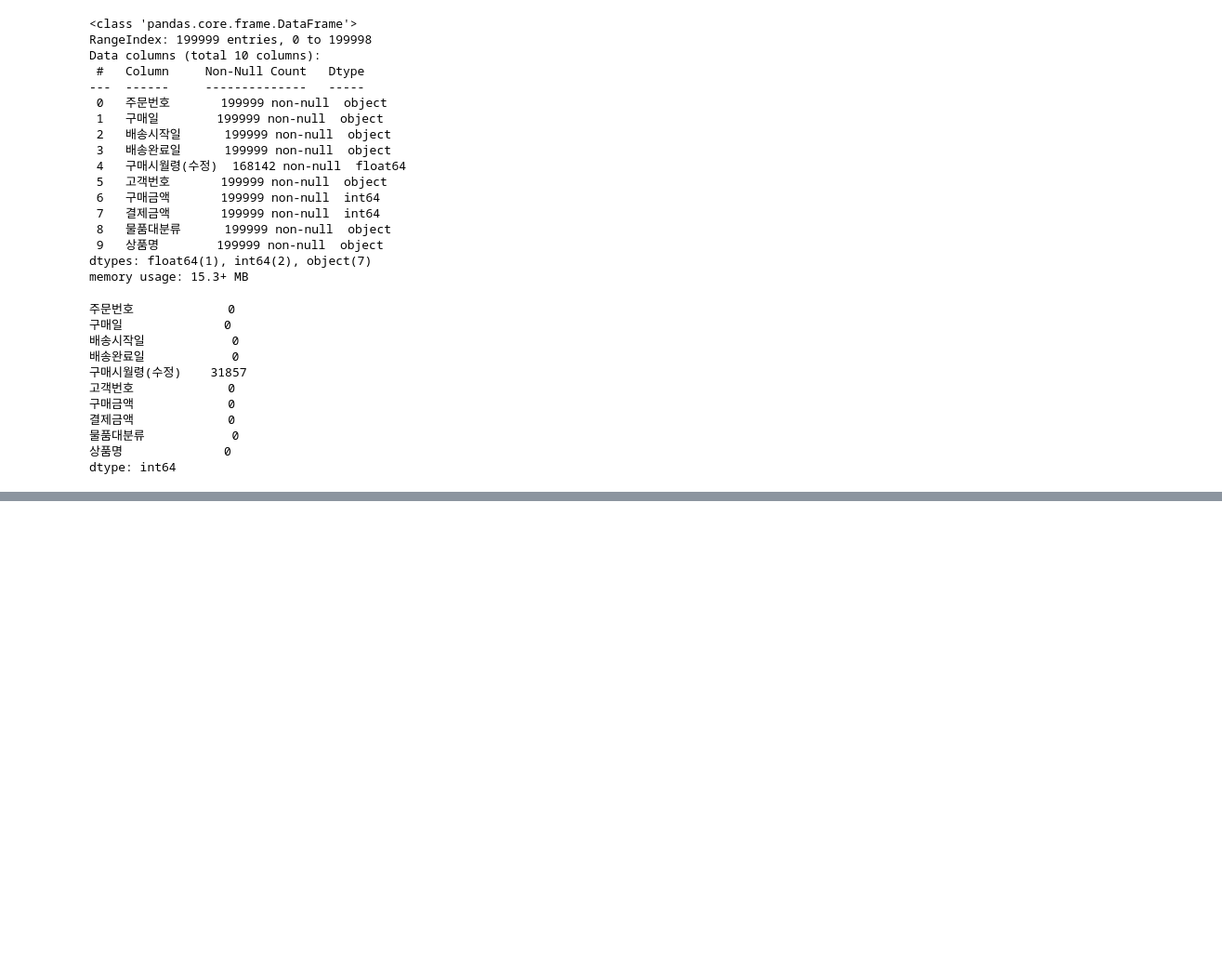
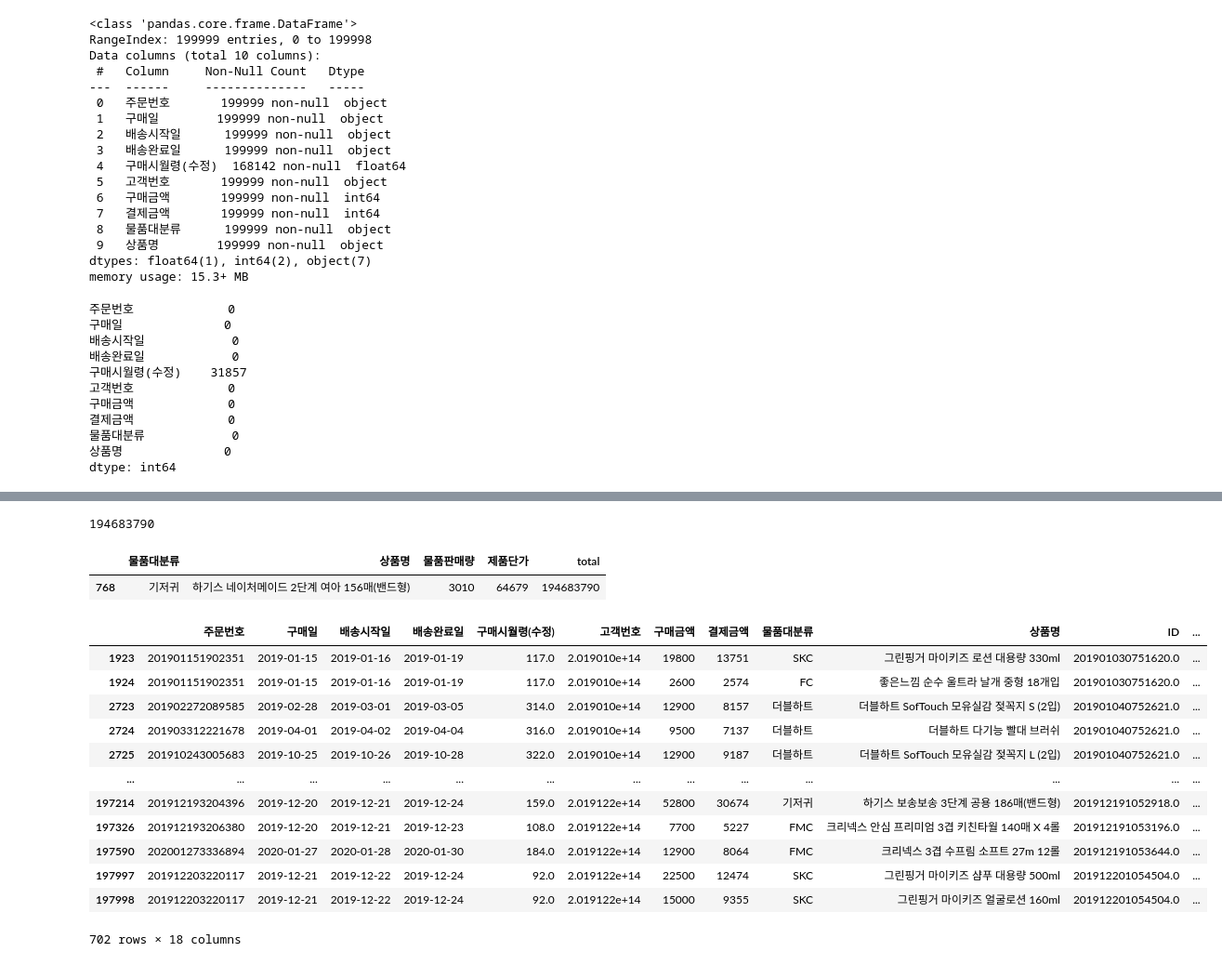
Before and after one commit to ManuSong/DataProject-5, a Jupyter notebook: 유아용품CRM.ipynb, the cells around one changed output, grey strips where cells are left out. Shown at 93% size. Drawn from its saved outputs; the diff is of its cells as text; code cells hidden in the pictures; blank space fills up the shorter version.

```diff
--- a/유아용품CRM.ipynb
+++ b/유아용품CRM.ipynb
@@ -80,0 +263,7 @@ dtype: int64
+# %%
+sales_data['고객번호'] = sales_data['고객번호'].astype('float')
+# %%
+df = pd.merge(sales_data, member_data, right_on='ID', left_on = '고객번호')
+merge_outer = pd.merge(sales_data, member_data, right_on='ID', left_on = '고객번호', how = 'left')
+# %%
+merge_outer['ID'] = merge_outer['ID'].astype('str')
@@ -80,0 +272,28 @@ dtype: int64
+# %%
+product_data['total'].max()
+# %% [output]
+194683790
+# %%
+product_data[product_data['total'] == 194683790]
+# %% [output]
+|  | 물품대분류 | 상품명 | 물품판매량 | 제품단가 | total |
+| 768 | 기저귀 | 하기스 네이처메이드 2단계 여아 156매(밴드형) | 3010 | 64679 | 194683790 |
+# %%
+no_outer = merge_outer[merge_outer['자녀여부'] == 'No']
+yes_outer = merge_outer[merge_outer['자녀여부'] == 'Yes']
+# %%
+no_outer[no_outer['구매시월령(수정)'] >= 90]
+# %% [output]
+|  | 주문번호 | 구매일 | 배송시작일 | 배송완료일 | 구매시월령(수정) | 고객번호 | 구매금액 | 결제금액 | 물품대분류 | 상품명 | ID | ... |
+| 1923 | 201901151902351 | 2019-01-15 | 2019-01-16 | 2019-01-19 | 117.0 | 2.019010e+14 | 19800 | 13751 | SKC | 그린핑거 마이키즈 로션 대용량 330ml | 201901030751620.0 | ... |
+| 1924 | 201901151902351 | 2019-01-15 | 2019-01-16 | 2019-01-19 | 117.0 | 2.019010e+14 | 2600 | 2574 | FC | 좋은느낌 순수 울트라 날개 중형 18개입 | 201901030751620.0 | ... |
+| 2723 | 201902272089585 | 2019-02-28 | 2019-03-01 | 2019-03-05 | 314.0 | 2.019010e+14 | 12900 | 8157 | 더블하트 | 더블하트 SofTouch 모유실감 젖꼭지 S (2입) | 201901040752621.0 | ... |
+| 2724 | 201903312221678 | 2019-04-01 | 2019-04-02 | 2019-04-04 | 316.0 | 2.019010e+14 | 9500 | 7137 | 더블하트 | 더블하트 다기능 빨대 브러쉬 | 201901040752621.0 | ... |
+| 2725 | 201910243005683 | 2019-10-25 | 2019-10-26 | 2019-10-28 | 322.0 | 2.019010e+14 | 12900 | 9187 | 더블하트 | 더블하트 SofTouch 모유실감 젖꼭지 L (2입) | 201901040752621.0 | ... |
+| ... | ... | ... | ... | ... | ... | ... | ... | ... | ... | ... | ... | ... |
+| 197214 | 201912193204396 | 2019-12-20 | 2019-12-21 | 2019-12-24 | 159.0 | 2.019122e+14 | 52800 | 30674 | 기저귀 | 하기스 보송보송 3단계 공용 186매(밴드형) | 201912191052918.0 | ... |
+| 197326 | 201912193206380 | 2019-12-20 | 2019-12-21 | 2019-12-23 | 108.0 | 2.019122e+14 | 7700 | 5227 | FMC | 크리넥스 안심 프리미엄 3겹 키친타월 140매 X 4롤 | 201912191053196.0 | ... |
+| 197590 | 202001273336894 | 2020-01-27 | 2020-01-28 | 2020-01-30 | 184.0 | 2.019122e+14 | 12900 | 8064 | FMC | 크리넥스 3겹 수프림 소프트 27m 12롤 | 201912191053644.0 | ... |
+| 197997 | 201912203220117 | 2019-12-21 | 2019-12-22 | 2019-12-24 | 92.0 | 2.019122e+14 | 22500 | 12474 | SKC | 그린핑거 마이키즈 샴푸 대용량 500ml | 201912201054504.0 | ... |
+| 197998 | 201912203220117 | 2019-12-21 | 2019-12-22 | 2019-12-24 | 92.0 | 2.019122e+14 | 15000 | 9355 | SKC | 그린핑거 마이키즈 얼굴로션 160ml | 201912201054504.0 | ... |
+702 rows × 18 columns
```
Also changed, not shown: parts of 35 cells of this notebook, 1 other file.
